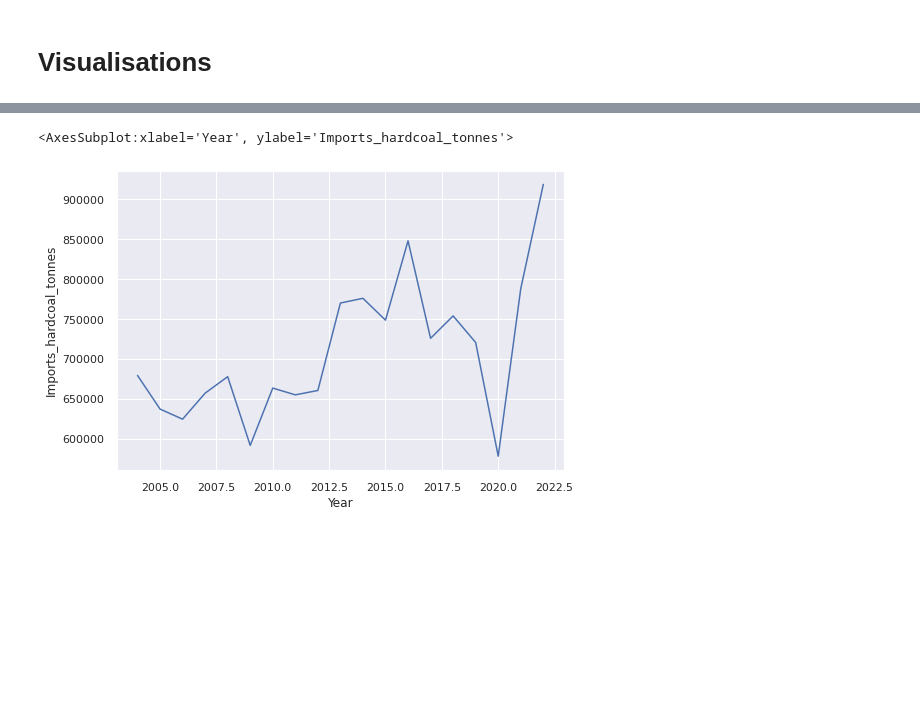
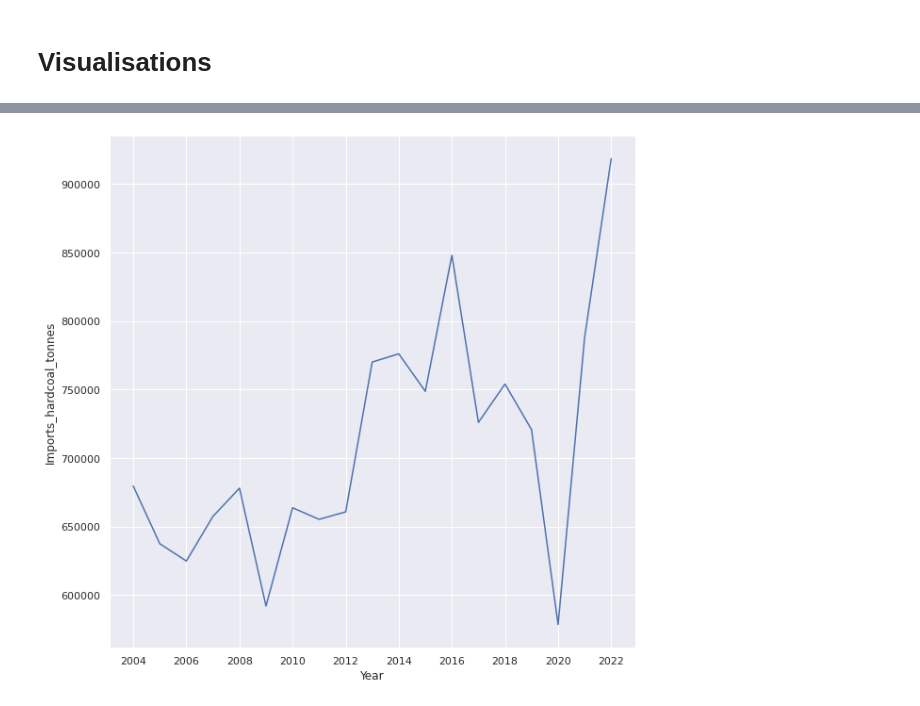
Before and after one commit to Kshitij301199/Coal_Imports_Germany, a Jupyter notebook: docs/Analysis.ipynb, the cells around one changed output, grey strips where cells are left out. Cells and saved outputs as stored; diff of their text form; code cells hidden in the pictures; blank space fills up the shorter version.

```diff
--- a/docs/Analysis.ipynb
+++ b/docs/Analysis.ipynb
@@ -132,9 +181,10 @@ plt.tight_layout()
 # %%
+plt.figure(figsize=(10,10))
 sns.lineplot(
     data=pivot_table_year,
     x = pivot_table_year.index,
     y = "Imports_hardcoal_tonnes",
 )
+plt.xticks(pivot_table_year.index[::2]);
 # %% [output]
-<AxesSubplot:xlabel='Year', ylabel='Imports_hardcoal_tonnes'>
-[figure, old version]
+[figure, new version]
```
Also changed, not shown: parts of 7 cells of this notebook, 2 other files.
